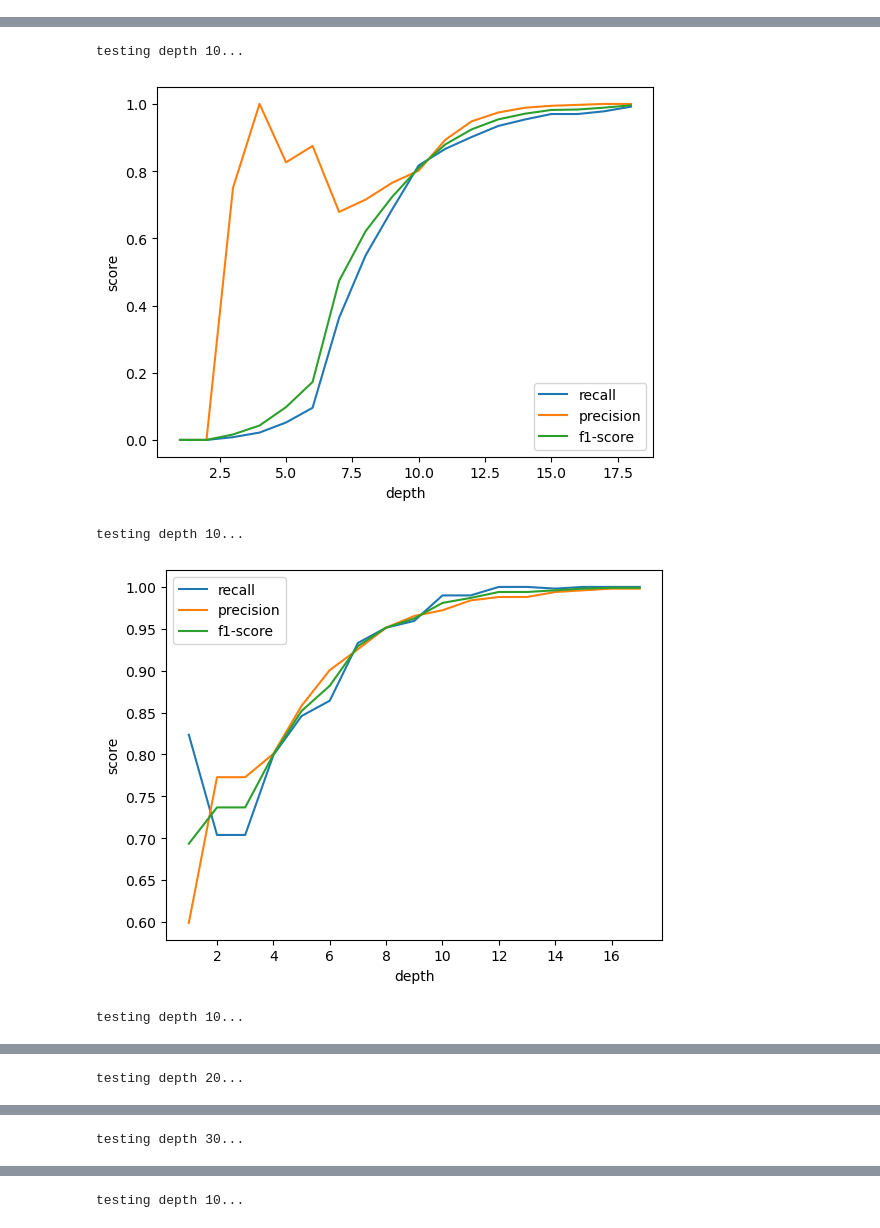
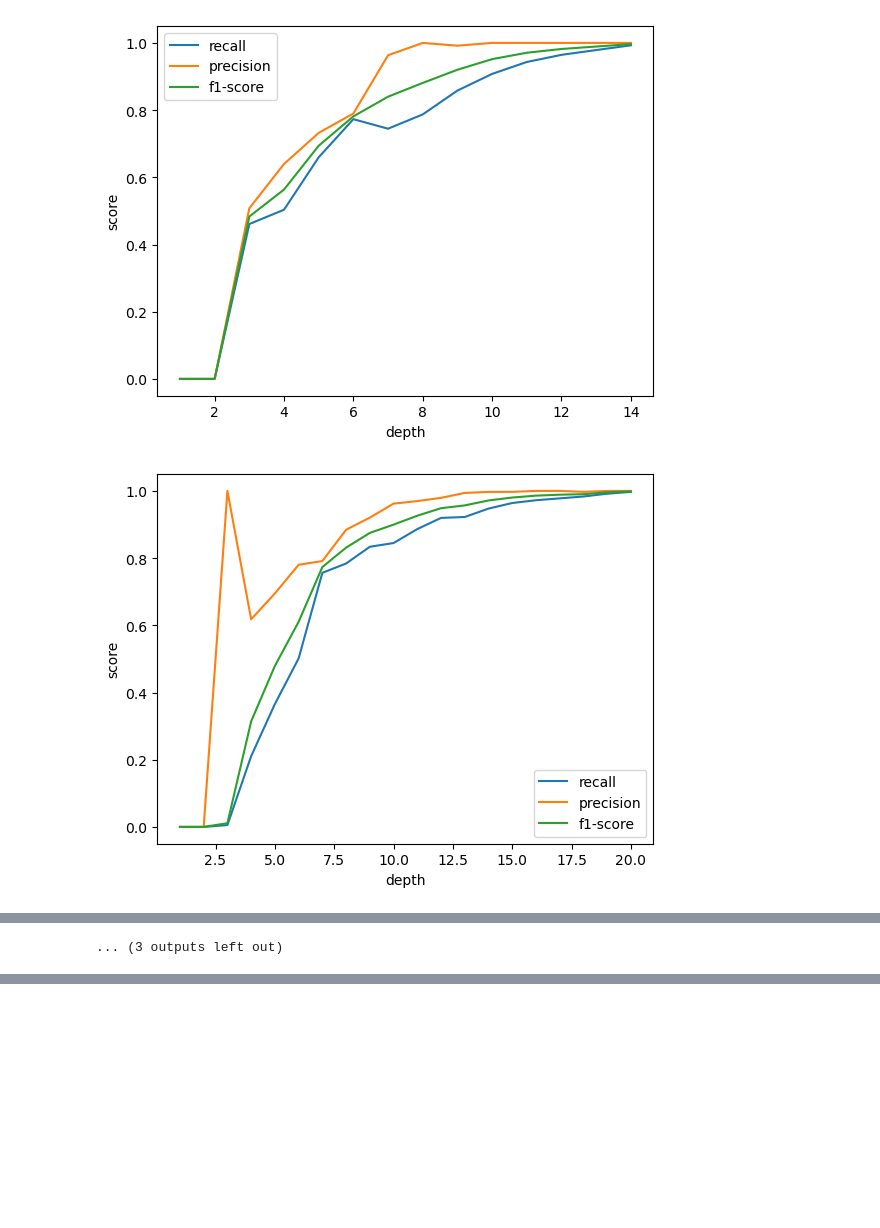
Before and after one commit to ParkByungYoon/kobaco, a Jupyter notebook: notebooks/plot_all_depth.ipynb, the cells around one changed output, grey strips where cells are left out. Cells and saved outputs as stored; diff of their text form; code cells hidden in the pictures; blank space fills up the shorter version.

```diff
--- a/notebooks/plot_all_depth.ipynb
+++ b/notebooks/plot_all_depth.ipynb
@@ -28,7 +28,8 @@ k = 15
 result = []
 for i in range(k):
     model.kmeans_target(i)
-    score_list = model.get_all_depth(scoring='all')
+    model.class_names = [str(i) for i in range(2)]
+    score_list = model.get_all_depth(scoring='all', visualize=False)
 
     r_list = []
     p_list = []
@@ -46,6 +47,6 @@ for i in range(k):
     plt.xlabel('depth')
     plt.ylabel('score')
     plt.legend()
-    # plt.hlines(y=1.0, xmin = passed_depths[-1], xmax=passed_depths[0], colors='r')
+
     plt.show()
 # %% [output]
@@ -51,0 +58,2 @@ for i in range(k):
+[figure]
+[figure, added]
@@ -52,5 +65 @@ for i in range(k):
-testing depth 10...
+... (3 outputs left out)
-[figure]
-testing depth 10...
-[figure]
-testing depth 10...
@@ -58 +65,0 @@ testing depth 10...
-testing depth 20...
@@ -60 +65,0 @@ testing depth 20...
-testing depth 30...
@@ -62 +65,0 @@ testing depth 30...
-testing depth 10...
```
Also changed, not shown: parts of 2 cells of this notebook, 6 other files.
